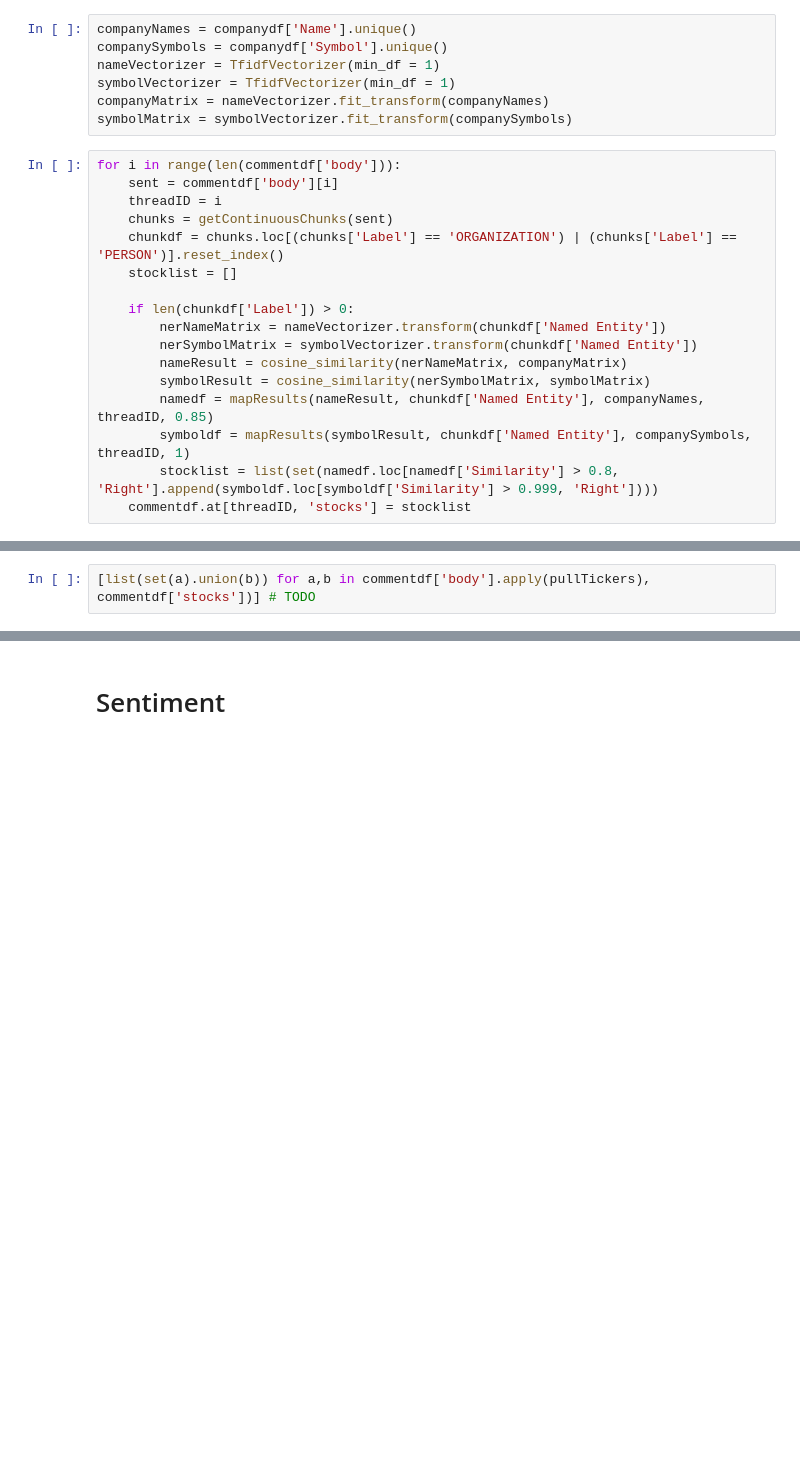
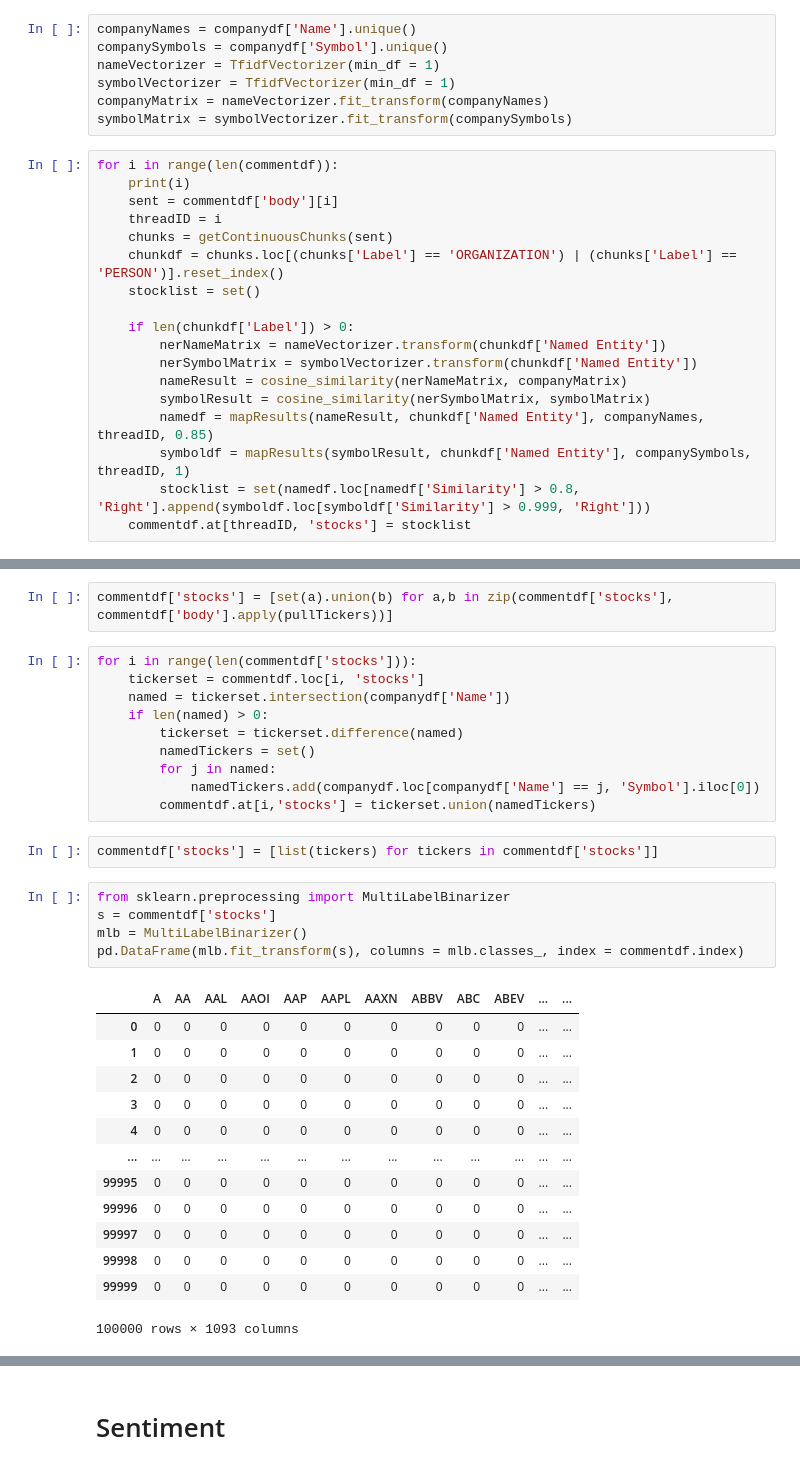
Before and after one commit to owenwjc/SentimentTrader, a Jupyter notebook: visProto.ipynb, the cells around one changed output, grey strips where cells are left out. Cells and saved outputs as stored; diff of their text form; blank space fills up the shorter version.

Commit message:
Working on marking data

```diff
--- a/visProto.ipynb
+++ b/visProto.ipynb
@@ -85,12 +91,13 @@ symbolVectorizer = TfidfVectorizer(min_df = 1)
 companyMatrix = nameVectorizer.fit_transform(companyNames)
 symbolMatrix = symbolVectorizer.fit_transform(companySymbols)
 # %%
-for i in range(len(commentdf['body'])):
+for i in range(len(commentdf)):
+    print(i)
     sent = commentdf['body'][i]
     threadID = i
     chunks = getContinuousChunks(sent)
     chunkdf = chunks.loc[(chunks['Label'] == 'ORGANIZATION') | (chunks['Label'] == 'PERSON')].reset_index()
-    stocklist = []
+    stocklist = set()
 
     if len(chunkdf['Label']) > 0:
         nerNameMatrix = nameVectorizer.transform(chunkdf['Named Entity'])
@@ -99,5 +106,5 @@ for i in range(len(commentdf['body'])):
         symbolResult = cosine_similarity(nerSymbolMatrix, symbolMatrix)
         namedf = mapResults(nameResult, chunkdf['Named Entity'], companyNames, threadID, 0.85)
         symboldf = mapResults(symbolResult, chunkdf['Named Entity'], companySymbols, threadID, 1)
-        stocklist = list(set(namedf.loc[namedf['Similarity'] > 0.8, 'Right'].append(symboldf.loc[symboldf['Similarity'] > 0.999, 'Right'])))
+        stocklist = set(namedf.loc[namedf['Similarity'] > 0.8, 'Right'].append(symboldf.loc[symboldf['Similarity'] > 0.999, 'Right']))
     commentdf.at[threadID, 'stocks'] = stocklist
@@ -104,2 +129,33 @@ for i in range(len(commentdf['body'])):
 # %%
-[list(set(a).union(b)) for a,b in commentdf['body'].apply(pullTickers), commentdf['stocks'])] # TODO
+commentdf['stocks'] = [set(a).union(b) for a,b in zip(commentdf['stocks'], commentdf['body'].apply(pullTickers))]
+# %%
+for i in range(len(commentdf['stocks'])):
+    tickerset = commentdf.loc[i, 'stocks']
+    named = tickerset.intersection(companydf['Name'])
+    if len(named) > 0:
+        tickerset = tickerset.difference(named)
+        namedTickers = set()
+        for j in named:
+            namedTickers.add(companydf.loc[companydf['Name'] == j, 'Symbol'].iloc[0])
+        commentdf.at[i,'stocks'] = tickerset.union(namedTickers)
+# %%
+commentdf['stocks'] = [list(tickers) for tickers in commentdf['stocks']]
+# %%
+from sklearn.preprocessing import MultiLabelBinarizer
+s = commentdf['stocks']
+mlb = MultiLabelBinarizer()
+pd.DataFrame(mlb.fit_transform(s), columns = mlb.classes_, index = commentdf.index)
+# %% [output]
+|  | A | AA | AAL | AAOI | AAP | AAPL | AAXN | ABBV | ABC | ABEV | ... | ... |
+| 0 | 0 | 0 | 0 | 0 | 0 | 0 | 0 | 0 | 0 | 0 | ... | ... |
+| 1 | 0 | 0 | 0 | 0 | 0 | 0 | 0 | 0 | 0 | 0 | ... | ... |
+| 2 | 0 | 0 | 0 | 0 | 0 | 0 | 0 | 0 | 0 | 0 | ... | ... |
+| 3 | 0 | 0 | 0 | 0 | 0 | 0 | 0 | 0 | 0 | 0 | ... | ... |
+| 4 | 0 | 0 | 0 | 0 | 0 | 0 | 0 | 0 | 0 | 0 | ... | ... |
+| ... | ... | ... | ... | ... | ... | ... | ... | ... | ... | ... | ... | ... |
+| 99995 | 0 | 0 | 0 | 0 | 0 | 0 | 0 | 0 | 0 | 0 | ... | ... |
+| 99996 | 0 | 0 | 0 | 0 | 0 | 0 | 0 | 0 | 0 | 0 | ... | ... |
+| 99997 | 0 | 0 | 0 | 0 | 0 | 0 | 0 | 0 | 0 | 0 | ... | ... |
+| 99998 | 0 | 0 | 0 | 0 | 0 | 0 | 0 | 0 | 0 | 0 | ... | ... |
+| 99999 | 0 | 0 | 0 | 0 | 0 | 0 | 0 | 0 | 0 | 0 | ... | ... |
+100000 rows × 1093 columns
```
Also changed, not shown: parts of 10 cells of this notebook, 1 other file.
